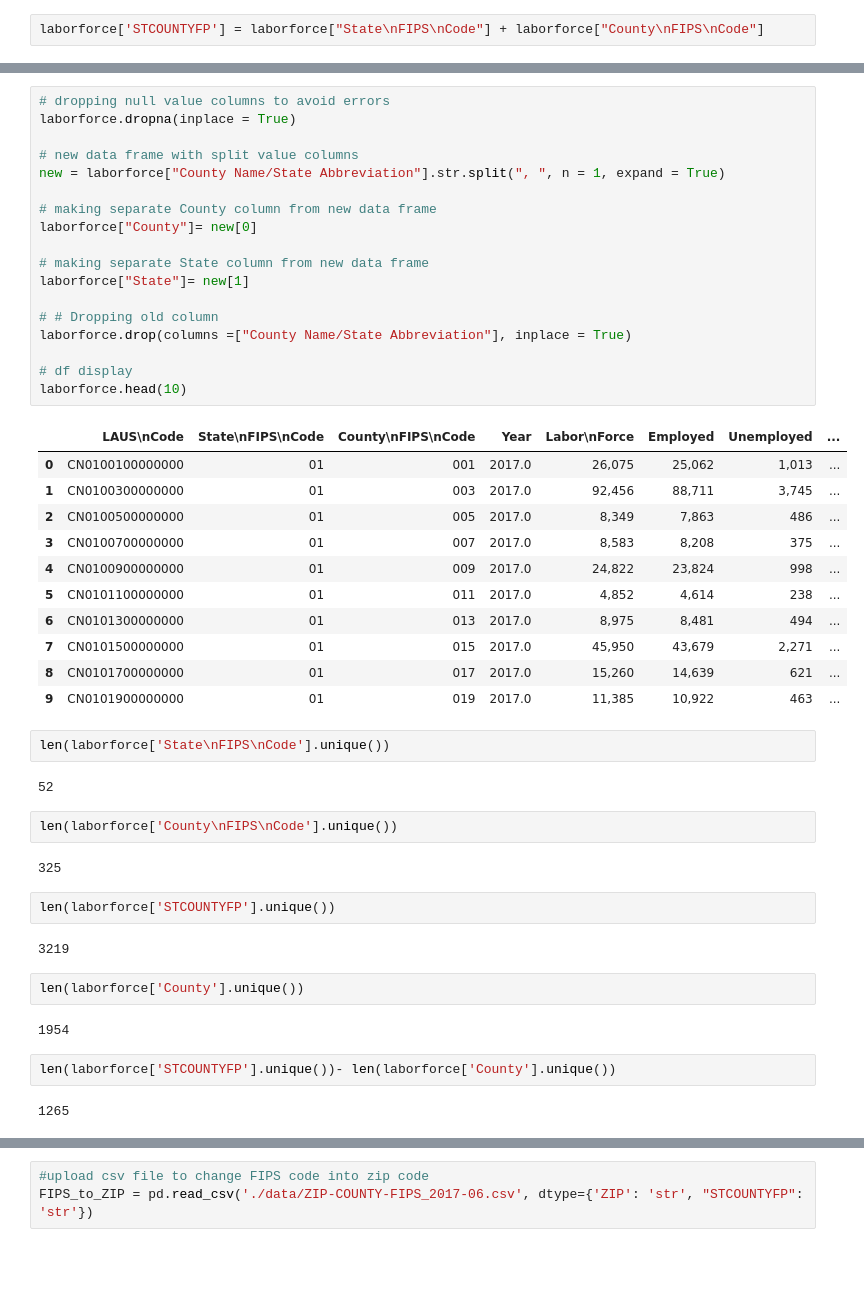
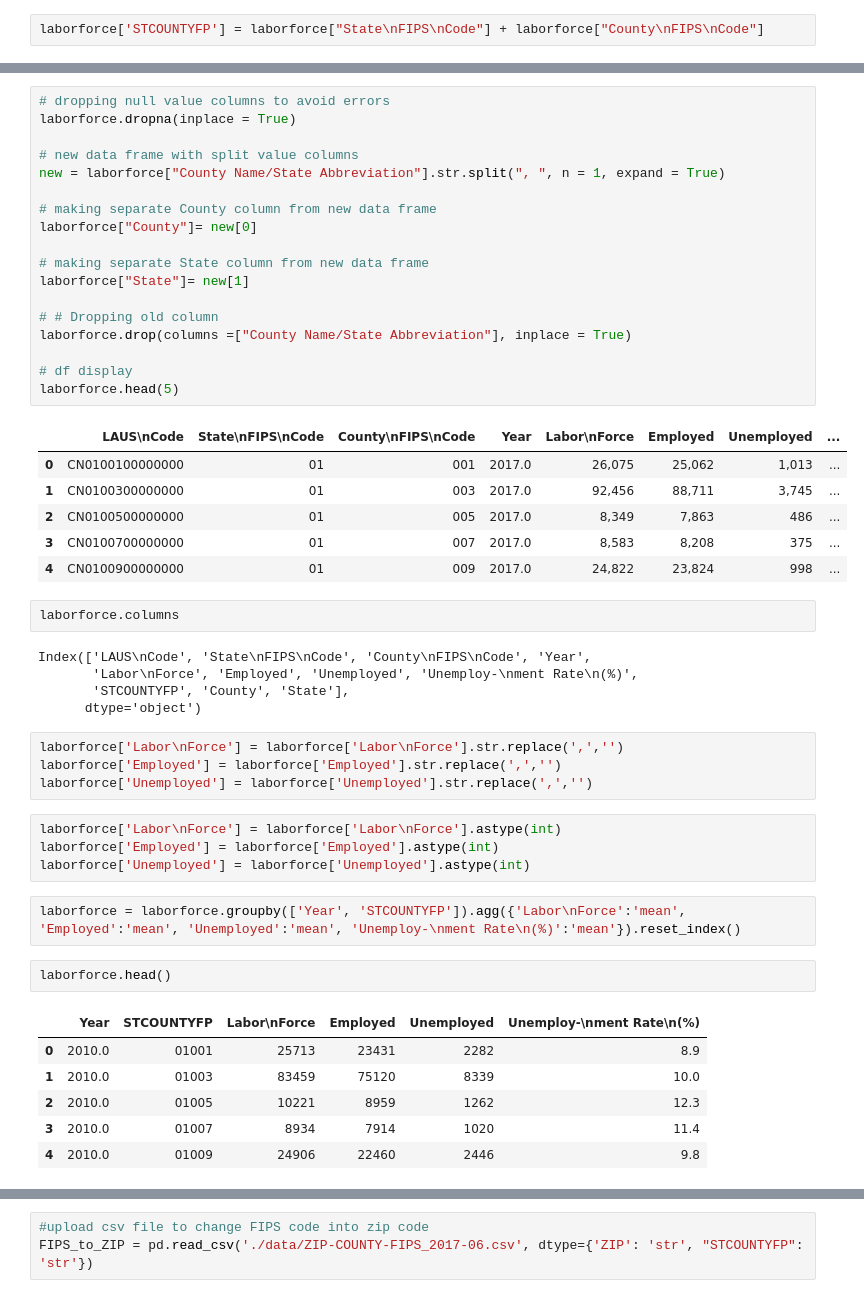
Before and after one commit to isa-adl/ZillowRent_capstone, a Jupyter notebook: Merging Data sets.ipynb, the cells around one changed output, grey strips where cells are left out. Drawn from its saved outputs; the diff is of its cells as text; blank space fills up the shorter version.

```diff
--- a/Merging Data sets.ipynb
+++ b/Merging Data sets.ipynb
@@ -489,53 +576,54 @@ laborforce[laborforce.Year == 2011].head()
 # %%
 # dropping null value columns to avoid errors
 laborforce.dropna(inplace = True)
 
 # new data frame with split value columns
 new = laborforce["County Name/State Abbreviation"].str.split(", ", n = 1, expand = True)
 
 # making separate County column from new data frame
 laborforce["County"]= new[0]
 
 # making separate State column from new data frame
 laborforce["State"]= new[1]
 
 # # Dropping old column
 laborforce.drop(columns =["County Name/State Abbreviation"], inplace = True)
 
 # df display
-laborforce.head(10)
+laborforce.head(5)
 # %% [output]
 |  | LAUS\nCode | State\nFIPS\nCode | County\nFIPS\nCode | Year | Labor\nForce | Employed | Unemployed | ... |
 | 0 | CN0100100000000 | 01 | 001 | 2017.0 | 26,075 | 25,062 | 1,013 | ... |
 | 1 | CN0100300000000 | 01 | 003 | 2017.0 | 92,456 | 88,711 | 3,745 | ... |
 | 2 | CN0100500000000 | 01 | 005 | 2017.0 | 8,349 | 7,863 | 486 | ... |
 | 3 | CN0100700000000 | 01 | 007 | 2017.0 | 8,583 | 8,208 | 375 | ... |
 | 4 | CN0100900000000 | 01 | 009 | 2017.0 | 24,822 | 23,824 | 998 | ... |
-| 5 | CN0101100000000 | 01 | 011 | 2017.0 | 4,852 | 4,614 | 238 | ... |
-| 6 | CN0101300000000 | 01 | 013 | 2017.0 | 8,975 | 8,481 | 494 | ... |
-| 7 | CN0101500000000 | 01 | 015 | 2017.0 | 45,950 | 43,679 | 2,271 | ... |
-| 8 | CN0101700000000 | 01 | 017 | 2017.0 | 15,260 | 14,639 | 621 | ... |
-| 9 | CN0101900000000 | 01 | 019 | 2017.0 | 11,385 | 10,922 | 463 | ... |
-# %%
-len(laborforce['State\nFIPS\nCode'].unique())
-# %% [output]
-52
-# %%
-len(laborforce['County\nFIPS\nCode'].unique())
-# %% [output]
-325
-# %%
-len(laborforce['STCOUNTYFP'].unique())
-# %% [output]
-3219
-# %%
-len(laborforce['County'].unique())
-# %% [output]
-1954
-# %%
-len(laborforce['STCOUNTYFP'].unique())- len(laborforce['County'].unique())
-# %% [output]
-1265
+# %%
+laborforce.columns
+# %% [output]
+Index(['LAUS\nCode', 'State\nFIPS\nCode', 'County\nFIPS\nCode', 'Year',
+       'Labor\nForce', 'Employed', 'Unemployed', 'Unemploy-\nment Rate\n(%)',
+       'STCOUNTYFP', 'County', 'State'],
+      dtype='object')
+# %%
+laborforce['Labor\nForce'] = laborforce['Labor\nForce'].str.replace(',','')
+laborforce['Employed'] = laborforce['Employed'].str.replace(',','')
+laborforce['Unemployed'] = laborforce['Unemployed'].str.replace(',','')
+# %%
+laborforce['Labor\nForce'] = laborforce['Labor\nForce'].astype(int)
+laborforce['Employed'] = laborforce['Employed'].astype(int)
+laborforce['Unemployed'] = laborforce['Unemployed'].astype(int)
+# %%
+laborforce = laborforce.groupby(['Year', 'STCOUNTYFP']).agg({'Labor\nForce':'mean', 'Employed':'mean', 'Unemployed':'mean', 'Unemploy-\nment Rate\n(%)':'mean'}).reset_index()
+# %%
+laborforce.head()
+# %% [output]
+|  | Year | STCOUNTYFP | Labor\nForce | Employed | Unemployed | Unemploy-\nment Rate\n(%) |
+| 0 | 2010.0 | 01001 | 25713 | 23431 | 2282 | 8.9 |
+| 1 | 2010.0 | 01003 | 83459 | 75120 | 8339 | 10.0 |
+| 2 | 2010.0 | 01005 | 10221 | 8959 | 1262 | 12.3 |
+| 3 | 2010.0 | 01007 | 8934 | 7914 | 1020 | 11.4 |
+| 4 | 2010.0 | 01009 | 24906 | 22460 | 2446 | 9.8 |
 # %%
 ZRI_f.head()
 # %% [output]
```
Also changed, not shown: parts of 85 cells of this notebook.
